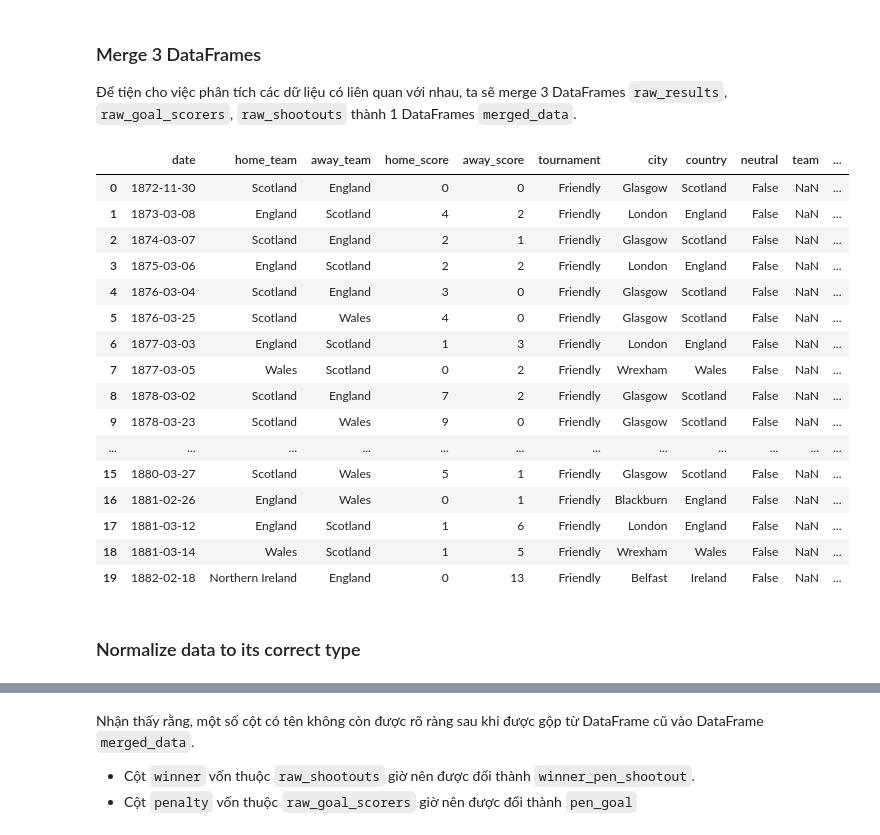
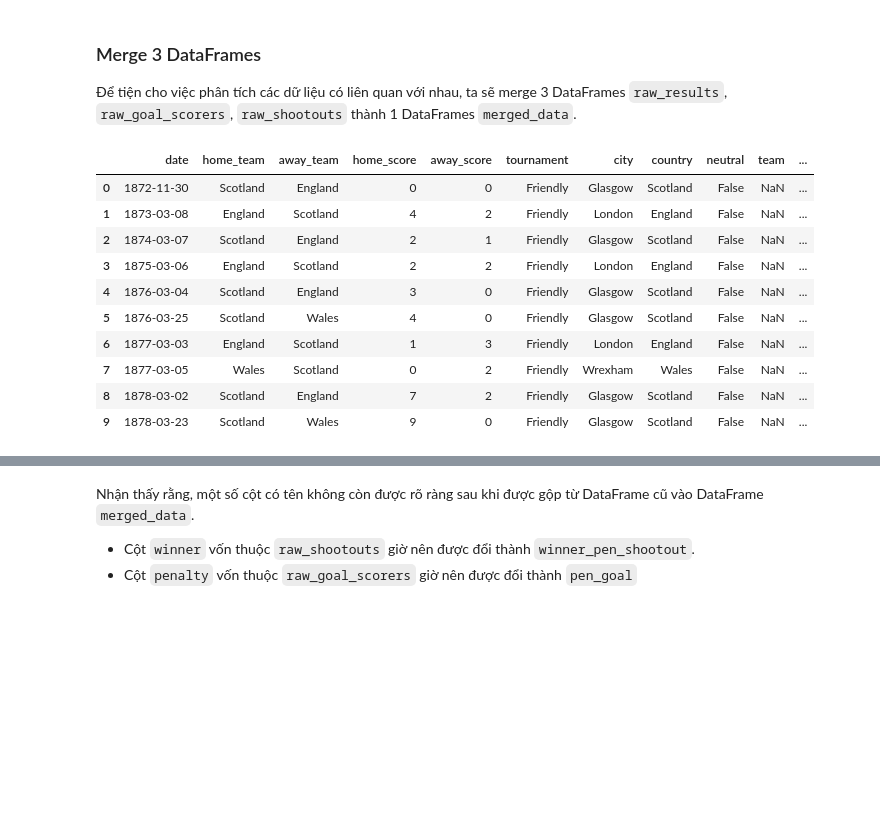
Before and after one commit to trgtanhh04/Programming4DS_Final, a Jupyter notebook: P4S.ipynb, the cells around one changed output, grey strips where cells are left out. Drawn from its saved outputs; the diff is of its cells as text; code cells hidden in the pictures; blank space fills up the shorter version.

```diff
--- a/P4S.ipynb
+++ b/P4S.ipynb
@@ -535,24 +535,16 @@ raw_shootouts
 # %%
 merged_data = pd.merge(raw_results, raw_goal_scorers, how= 'left', on = ['date', 'home_team', 'away_team'])
 merged_data = pd.merge(merged_data, raw_shootouts, how = 'left', on = ['date', 'home_team','away_team'])
-merged_data.head(20)
+merged_data.head(10)
 # %% [output]
 |  | date | home_team | away_team | home_score | away_score | tournament | city | country | neutral | team | ... |
 | 0 | 1872-11-30 | Scotland | England | 0 | 0 | Friendly | Glasgow | Scotland | False | NaN | ... |
 | 1 | 1873-03-08 | England | Scotland | 4 | 2 | Friendly | London | England | False | NaN | ... |
 | 2 | 1874-03-07 | Scotland | England | 2 | 1 | Friendly | Glasgow | Scotland | False | NaN | ... |
 | 3 | 1875-03-06 | England | Scotland | 2 | 2 | Friendly | London | England | False | NaN | ... |
 | 4 | 1876-03-04 | Scotland | England | 3 | 0 | Friendly | Glasgow | Scotland | False | NaN | ... |
 | 5 | 1876-03-25 | Scotland | Wales | 4 | 0 | Friendly | Glasgow | Scotland | False | NaN | ... |
 | 6 | 1877-03-03 | England | Scotland | 1 | 3 | Friendly | London | England | False | NaN | ... |
 | 7 | 1877-03-05 | Wales | Scotland | 0 | 2 | Friendly | Wrexham | Wales | False | NaN | ... |
 | 8 | 1878-03-02 | Scotland | England | 7 | 2 | Friendly | Glasgow | Scotland | False | NaN | ... |
 | 9 | 1878-03-23 | Scotland | Wales | 9 | 0 | Friendly | Glasgow | Scotland | False | NaN | ... |
-| ... | ... | ... | ... | ... | ... | ... | ... | ... | ... | ... | ... |
-| 15 | 1880-03-27 | Scotland | Wales | 5 | 1 | Friendly | Glasgow | Scotland | False | NaN | ... |
-| 16 | 1881-02-26 | England | Wales | 0 | 1 | Friendly | Blackburn | England | False | NaN | ... |
-| 17 | 1881-03-12 | England | Scotland | 1 | 6 | Friendly | London | England | False | NaN | ... |
-| 18 | 1881-03-14 | Wales | Scotland | 1 | 5 | Friendly | Wrexham | Wales | False | NaN | ... |
-| 19 | 1882-02-18 | Northern Ireland | England | 0 | 13 | Friendly | Belfast | Ireland | False | NaN | ... |
-# %% [markdown]
-### Normalize data to its correct type
```
Also changed, not shown: parts of 28 cells of this notebook.
